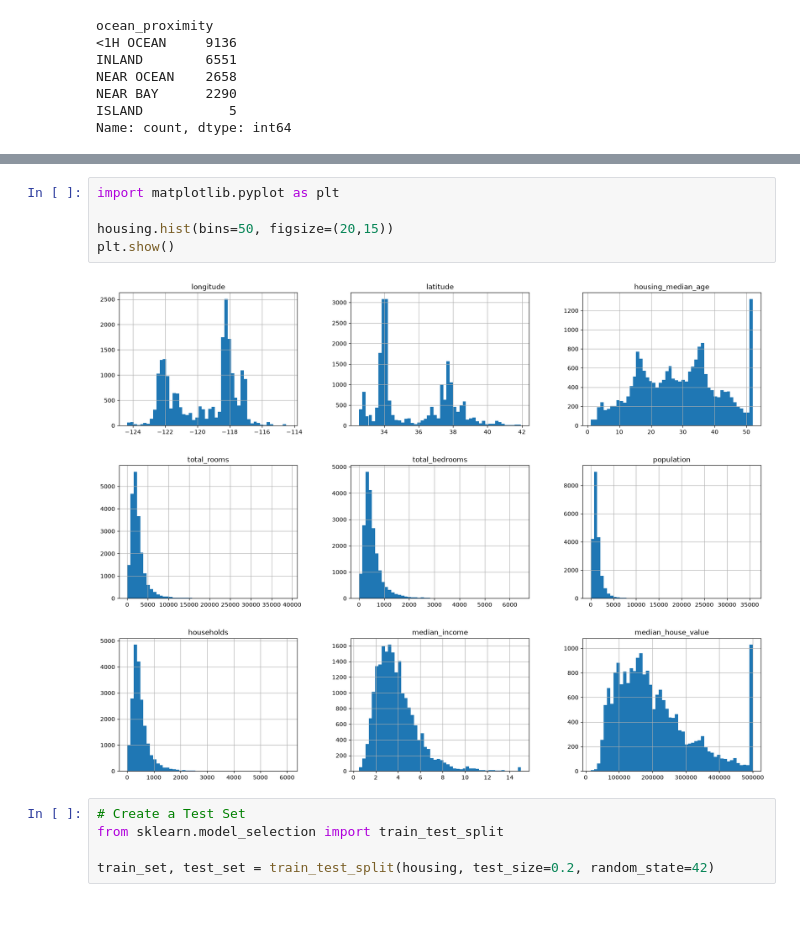
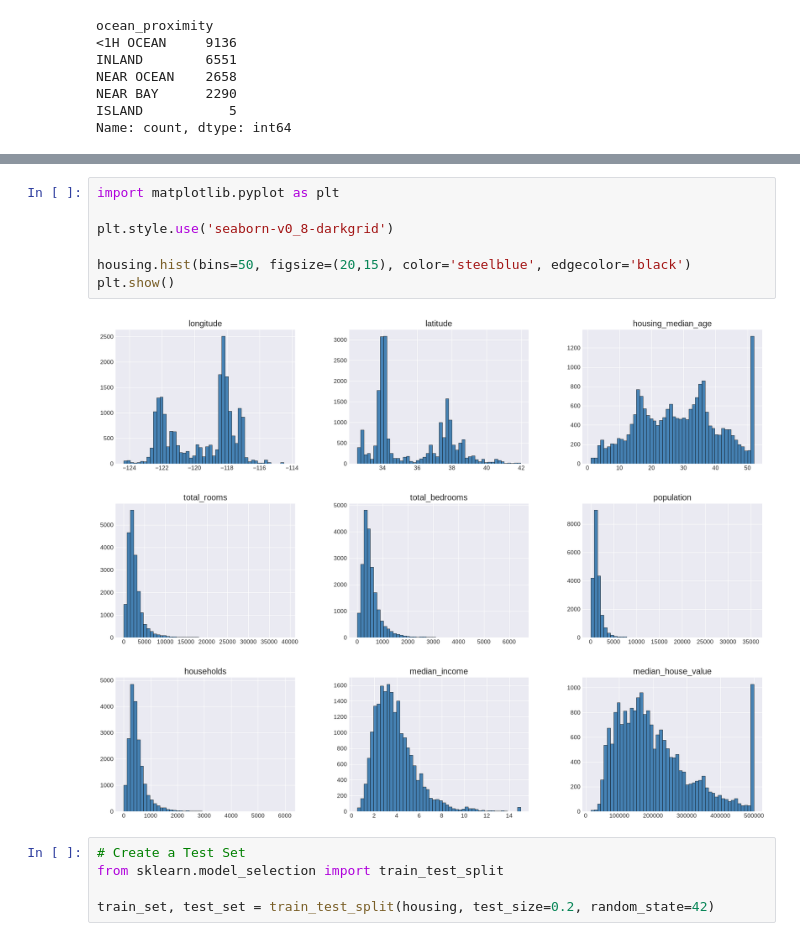
Before and after one commit to ACADEMIC-AND-PERSONAL-PROJECTS/California-Housing-Prices, a Jupyter notebook: notebooks/housing.ipynb, the cells around one changed output, grey strips where cells are left out. Saved outputs shown, nothing was run; the diff lists cells and outputs as text; blank space fills up the shorter version.

```diff
--- a/notebooks/housing.ipynb
+++ b/notebooks/housing.ipynb
@@ -83,10 +83,12 @@ housing.describe().T
 # %%
 import matplotlib.pyplot as plt
 
-housing.hist(bins=50, figsize=(20,15))
+plt.style.use('seaborn-v0_8-darkgrid')
+
+housing.hist(bins=50, figsize=(20,15), color='steelblue', edgecolor='black')
 plt.show()
 # %% [output]
-[figure, old version]
+[figure, new version]
 # %%
 # Create a Test Set
 from sklearn.model_selection import train_test_split
```
Also changed, not shown: parts of 4 cells of this notebook.
